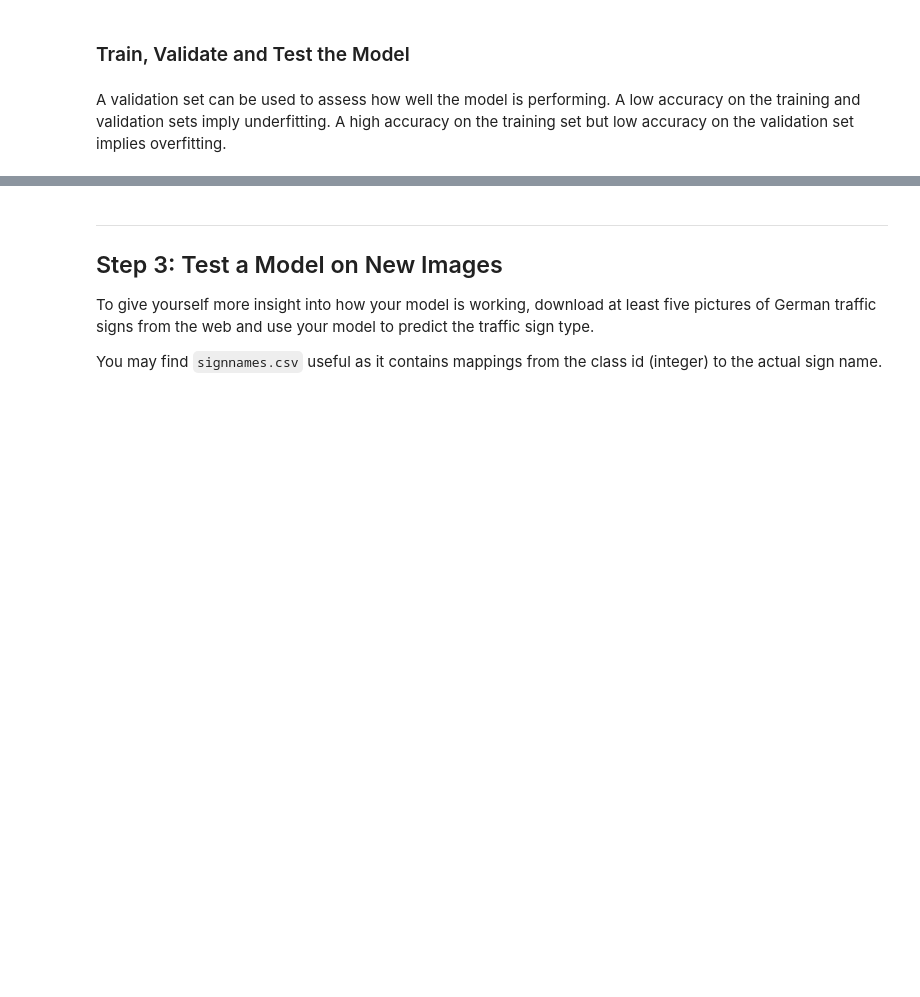
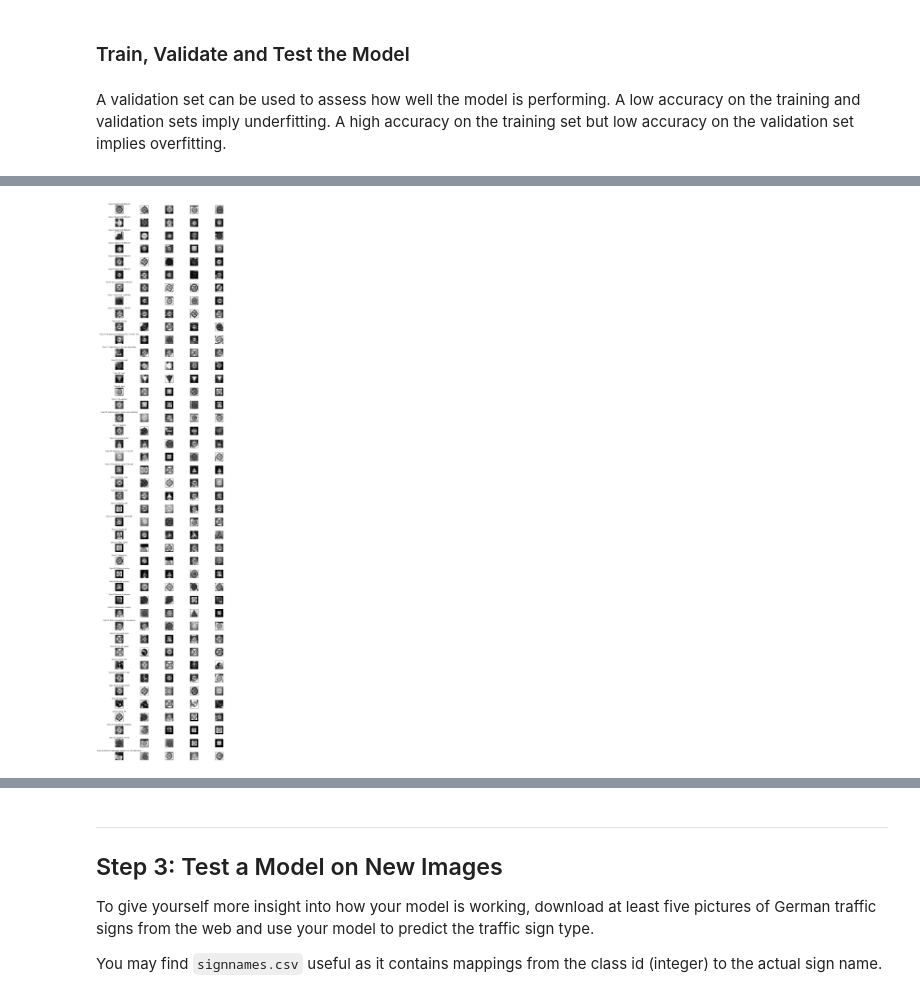
Before and after one commit to amemetov/sdc-term1-prj2-traffic-sign-classifier, a Jupyter notebook: Traffic_Sign_Classifier.ipynb, the cells around one changed output, grey strips where cells are left out. Drawn from its saved outputs; the diff is of its cells as text; code cells hidden in the pictures; blank space fills up the shorter version.

```diff
--- a/Traffic_Sign_Classifier.ipynb
+++ b/Traffic_Sign_Classifier.ipynb
@@ -302,13 +295,15 @@ def LeNet(x):
 
     return logits
 # %%
-x = tf.placeholder(tf.float32, (None, 32, 32, 1))
+n_channels = 1
+preprocessed_image_shape = (X_train_preprocessed.shape[1], X_train_preprocessed.shape[2], X_train_preprocessed.shape[3])
+x = tf.placeholder(tf.float32, (None, 32, 32, n_channels))
 y = tf.placeholder(tf.int32, (None))
 one_hot_y = tf.one_hot(y, n_classes)
 # %%
 rate = 0.001
 
-logits = LeNet(x)
+logits = LeNet(x, n_channels, n_classes)
 cross_entropy = tf.nn.softmax_cross_entropy_with_logits(logits, one_hot_y)
 loss_operation = tf.reduce_mean(cross_entropy)
 optimizer = tf.train.AdamOptimizer(learning_rate = rate)
@@ -345,7 +340,7 @@ sets imply underfitting. A high accuracy on the training set but low accuracy on
 def train_model(X_train, y_train, X_valid, y_valid):
     with tf.Session() as sess:
         sess.run(tf.global_variables_initializer())
-        num_examples = len(X_train_preprocessed)
+        num_examples = len(X_train)
 
         print("Training...")
         print()
@@ -387,0 +489,4 @@ Validation Accuracy = 0.877
+# %%
+visualize_data(X_train_augmented, y_train_augmented, cmap='gray')
+# %% [output]
+[figure, added]
```
Also changed, not shown: parts of 24 cells of this notebook.
